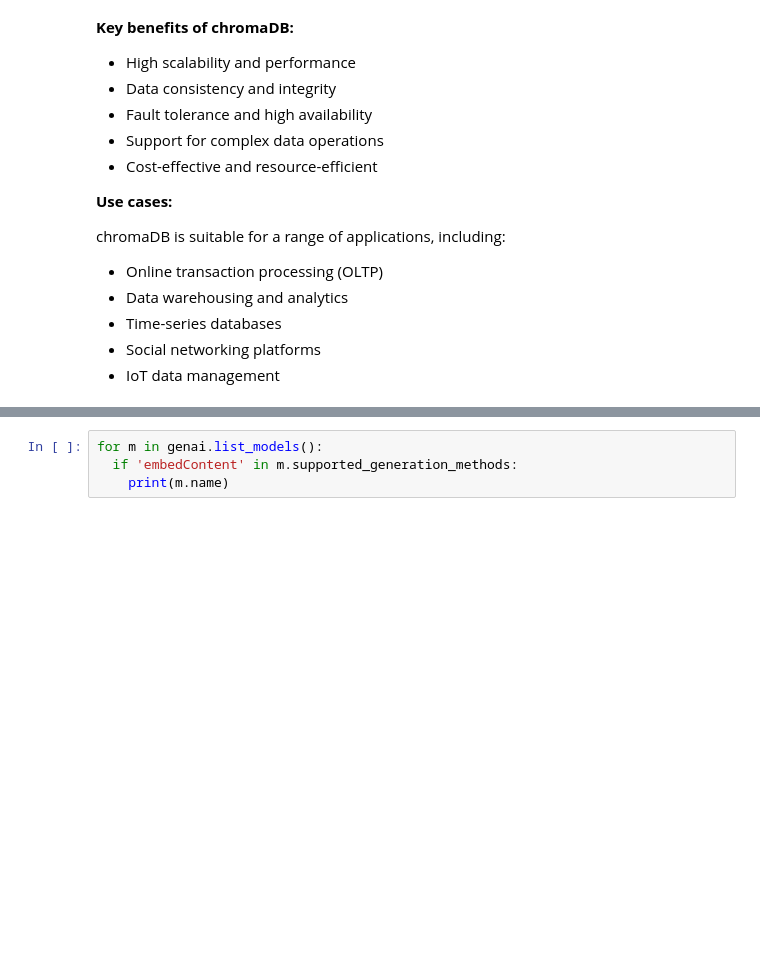
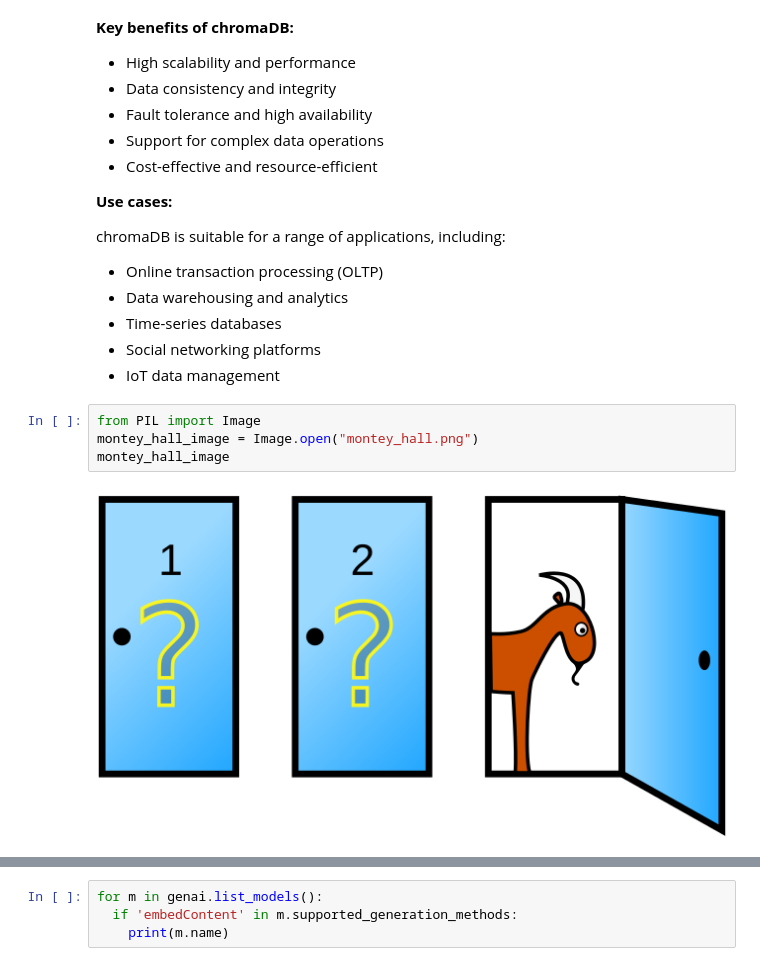
Before and after one commit to shkgiri/AI-ML-for-All, a Jupyter notebook: test.ipynb, the cells around one changed output, grey strips where cells are left out. Drawn from its saved outputs; the diff is of its cells as text; blank space fills up the shorter version.

```diff
--- a/test.ipynb
+++ b/test.ipynb
@@ -81,3 +81,9 @@ chromaDB is suitable for a range of applications, including:
 * Time-series databases
 * Social networking platforms
 * IoT data management
+# %%
+from PIL import Image
+montey_hall_image = Image.open("montey_hall.png")
+montey_hall_image
+# %% [output]
+[figure, added]
```
Also changed, not shown: parts of 1 cell of this notebook, 2 other files.
